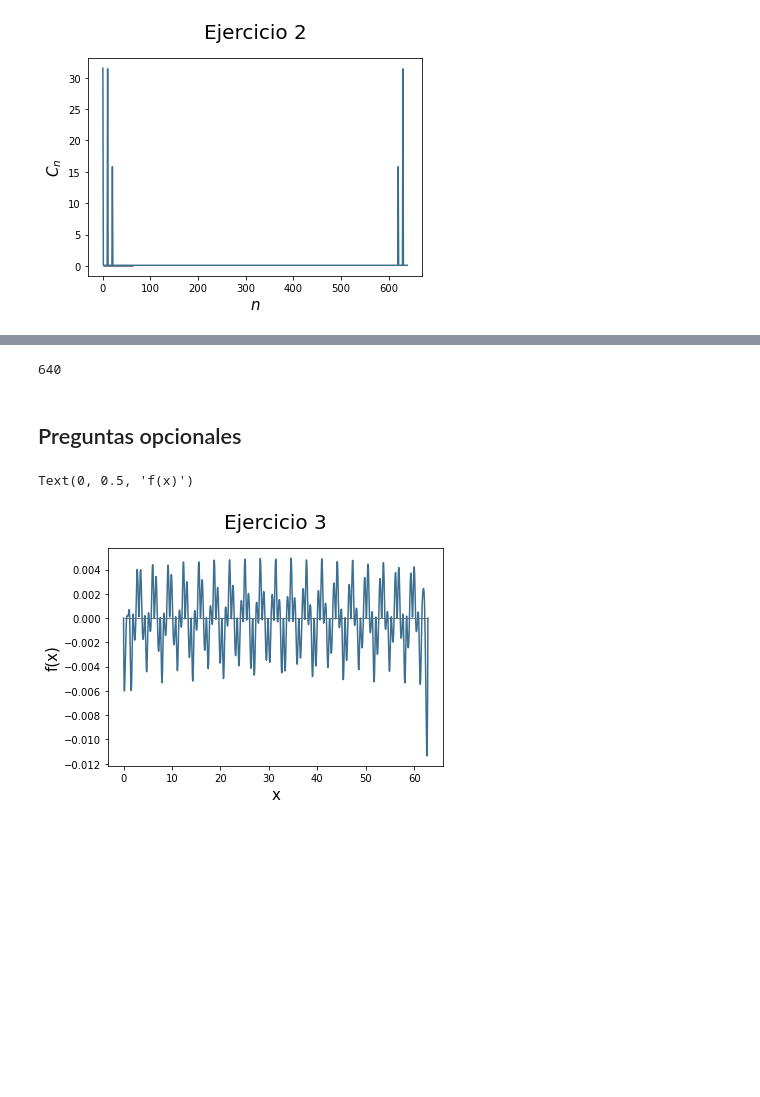
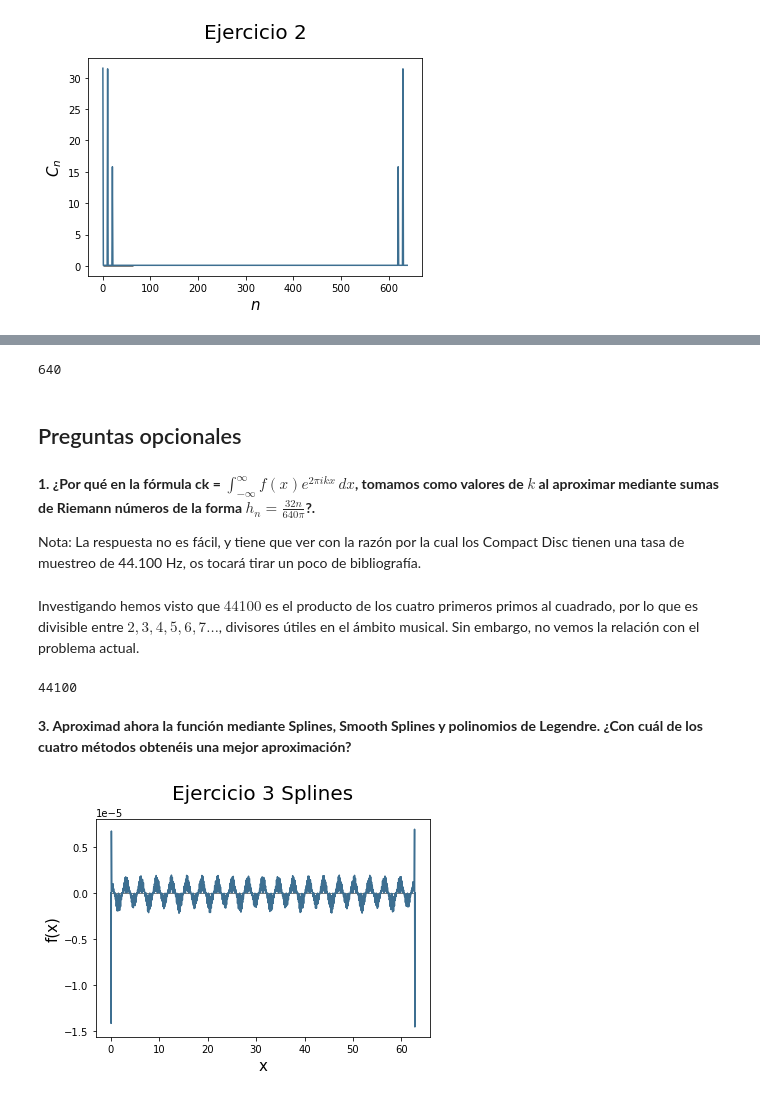
Before and after one commit to OscarGB/MUCD-CN, a Jupyter notebook: Practica 2/alejandro_cabana_oscar_gomez.ipynb, the cells around one changed output, grey strips where cells are left out. Saved outputs shown, nothing was run; the diff lists cells and outputs as text; code cells hidden in the pictures; blank space fills up the shorter version.

Commit message:
Práctrica 2 para entregar

```diff
--- a/Practica 2/alejandro_cabana_oscar_gomez.ipynb
+++ b/Practica 2/alejandro_cabana_oscar_gomez.ipynb
@@ -128,22 +106,34 @@ print(abserror(f,C,np.pi))
-# %%
-len(C)
-# %% [output]
-640
+# %%
+print(len(C))
+# %% [output]
+640
 # %% [markdown]
 ## Preguntas opcionales
+# %% [markdown]
+<b> 1. ¿Por qué en la fórmula ck = $\int_{-\infty}^{\infty}f(x)e^{2\pi ikx}\,dx$, tomamos como valores de $k$ al aproximar mediante sumas de Riemann números de la forma $h_n =\frac{32n}{640\pi}$?.
+
+Nota: La respuesta no es fácil, y tiene que ver con la razón por la cual los Compact Disc
+tienen una tasa de muestreo de 44.100 Hz, os tocará tirar un poco de bibliografía. </b>
+# %% [markdown]
+Investigando hemos visto que $44100$ es el producto de los cuatro primeros primos al cuadrado, por lo que es divisible entre $2, 3, 4, 5, 6, 7\dots$, divisores útiles en el ámbito musical. Sin embargo, no vemos la relación con el problema actual.
+# %%
+print((2*3*5*7)**2)
+# %% [output]
+44100
+# %% [markdown]
+<b> 3. Aproximad ahora la función mediante Splines, Smooth Splines y polinomios de Legendre. ¿Con cuál de los cuatro métodos obtenéis una mejor aproximación? </b>
 # %%
 vals = np.linspace(0,20*np.pi, 1000)
 tck = interpolate.splrep(values, f(values), k=3)
 intval = interpolate.splev(vals, tck)
 
 plt.plot(vals, f(vals) - intval, color='#3d6f91')
-plt.title("Ejercicio 3", fontsize=20, pad=20)
+plt.title("Ejercicio 3 Splines", fontsize=20, pad=20)
 plt.hlines(y=0, xmin = min(values), xmax = max(values), color='k', lw=0.5)
 plt.xlabel('x', fontsize=15)
-plt.ylabel('f(x)', fontsize=15)
+_=plt.ylabel('f(x)', fontsize=15)
 # %% [output]
-Text(0, 0.5, 'f(x)')
-[figure, old version]
+[figure, new version]
 # %%
 vals = np.linspace(0,20*np.pi, 1000)
 tck = interpolate.splrep(values, f(values), k=3, s=0.05)
```
Also changed, not shown: parts of 12 cells of this notebook, 2 other files.
